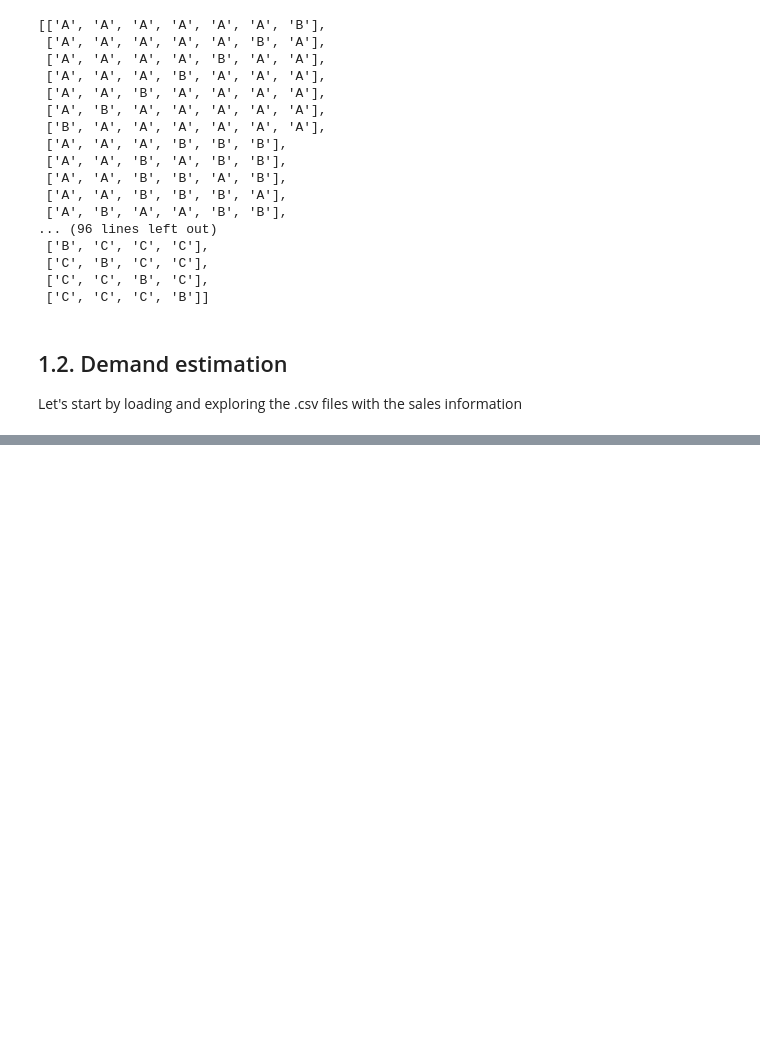
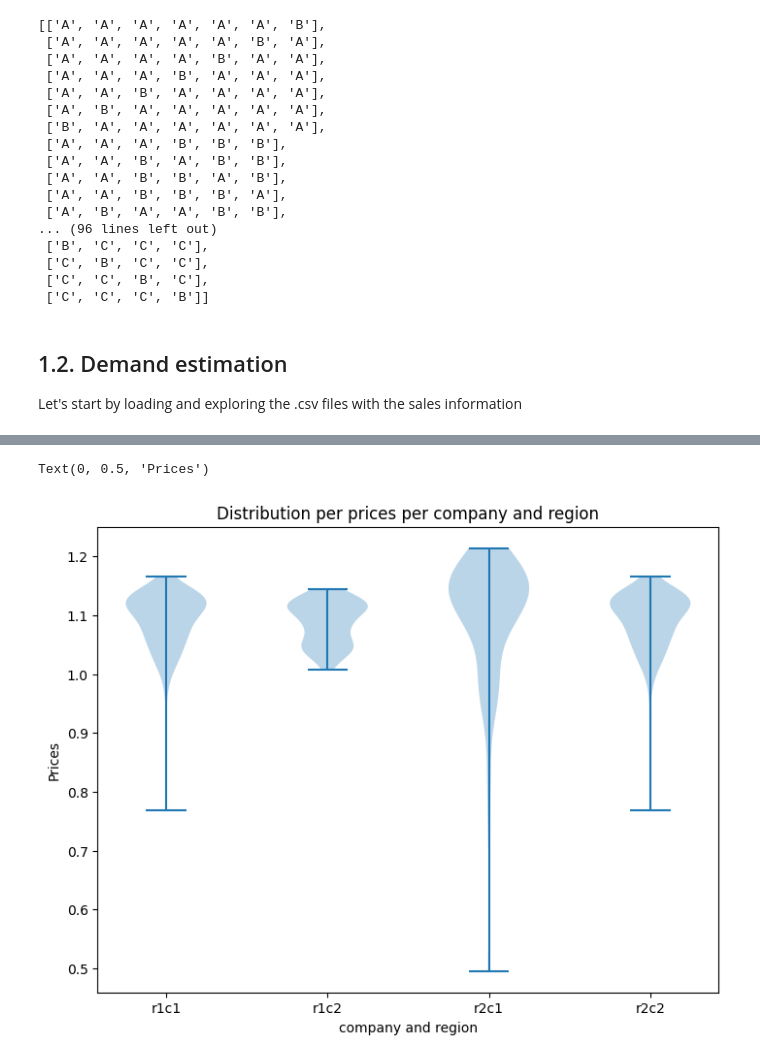
Before and after one commit to juanmelafias/exercises, a Jupyter notebook: challenge.ipynb, the cells around one changed output, grey strips where cells are left out. Drawn from its saved outputs; the diff is of its cells as text; code cells hidden in the pictures; blank space fills up the shorter version.

```diff
--- a/challenge.ipynb
+++ b/challenge.ipynb
@@ -143,0 +143,6 @@ r1c1 =  pd.read_csv('region')
+# %%
+import pandas as pd
+r1c1 =  pd.read_csv('region1_company1.csv',delimiter = ',')
+r1c2 = pd.read_csv('region1_company2.csv',delimiter = ',')
+r2c1 = pd.read_csv('region2_company1.csv',delimiter = ',')
+r2c2 = pd.read_csv('region1_company1.csv',delimiter = ',')
@@ -143,0 +174,15 @@ r1c1 =  pd.read_csv('region')
+# %%
+
+import datetime
+
+def transform_date(x):
+    month = x[:3].lower().capitalize()
+    day = x[3:5]
+    year = x[5:7]
+    return datetime.datetime.strptime(month+day+year,'%b%d%y').date()
+# %%
+#Let's add a new column including the price per unit of product, i.e., per pound
+#Also, let's update the date column to convert it to date format
+for df in [r1c1,r1c2, r2c1, r2c2]:
+    df['Price'] = df['Sales_USD']/df['Sales_U']
+    df['Date'] = df['Date'].apply(transform_date)
@@ -143,0 +215,20 @@ r1c1 =  pd.read_csv('region')
+# %%
+r2c1_new = r2c1[r2c1['Price']>0]
+# %%
+import matplotlib.pyplot as plt
+prices_list = []
+for df in [r1c1,r1c2, r2c1_new, r2c2]:
+    prices = df['Price'].to_list()
+    prices_list.append(prices)
+
+fig = plt.figure()
+ax = fig.add_axes([0,0,1,1])
+bp = ax.violinplot(prices_list)
+ax.set_xticks([i for i in range(1,5,1)])
+ax.set_xticklabels(['r1c1','r1c2', 'r2c1', 'r2c2'])
+plt.title(f'Distribution per prices per company and region')
+plt.xlabel('company and region')
+plt.ylabel('Prices')
+# %% [output]
+Text(0, 0.5, 'Prices')
+[figure, added]
```
Also changed, not shown: parts of 37 cells of this notebook.
